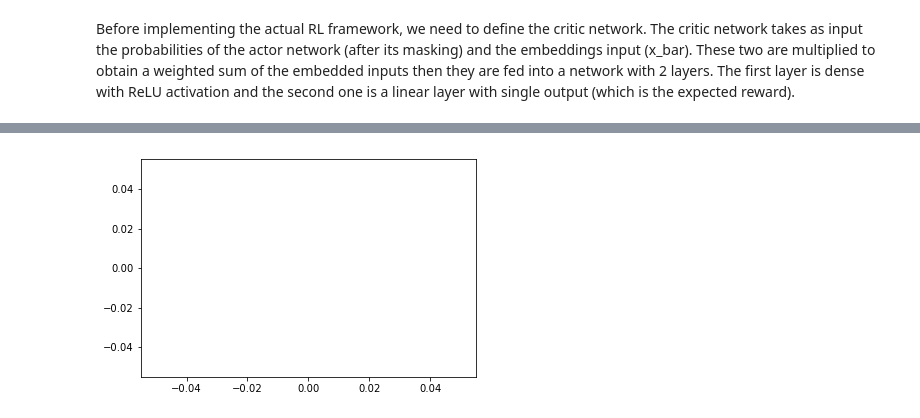
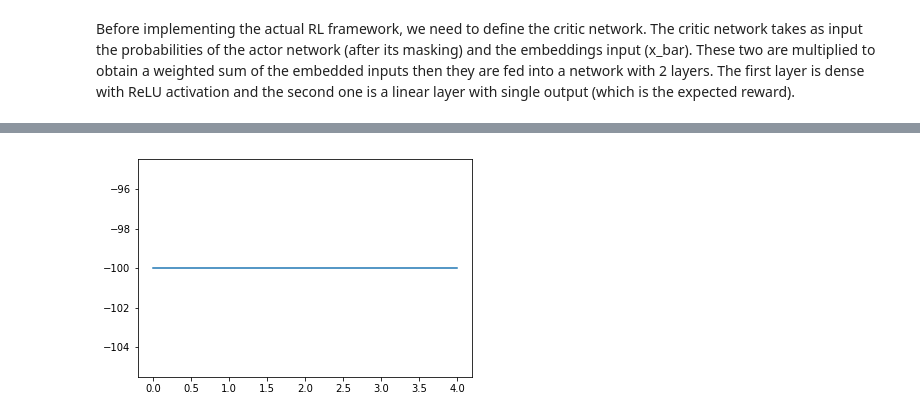
Before and after one commit to ReBiscottone/RL_Knapsack, a Jupyter notebook: RL for the Knapsack.ipynb, the cells around one changed output, grey strips where cells are left out. Saved outputs shown, nothing was run; the diff lists cells and outputs as text; code cells hidden in the pictures.

```diff
--- a/RL for the Knapsack.ipynb
+++ b/RL for the Knapsack.ipynb
@@ -245,25 +274,20 @@ class Critic(torch.nn.Module):
         self.FirstLayer = torch.nn.Linear(num_input_features, num_inbetween_features)
         self.SecondLayer = torch.nn.Linear(num_inbetween_features,  1)
 
-    def forward(self, x_bar, probabilities):
+    def forward(self, Average_x_bar):
 
-        # also this is to change (why it does not work if I assign the fucntion directly?)
+        # change this when you consider batch > 1
+        Average_x_bar = torch.squeeze(Average_x_bar)
         ReLU = torch.nn.ReLU()
-        i = 0
-        for x_bar_i in x_bar:
-            if i == 0:
-                weighted_sum = x_bar_i*probabilities[0]
-            else:
-                weighted_sum+= x_bar_i*probabilities[0]
-            i+=1
-        weighted_sum = weighted_sum.squeeze()
-        output = self.FirstLayer(weighted_sum)
+        #weighted_sum = weighted_sum.squeeze()
+        output = self.FirstLayer(Average_x_bar)
         output = ReLU(output)
         output = self.SecondLayer(output)
 
         return output
 # %%
 num_inbetween_features = 16
-Net_critic = Critic(num_embeddings, num_inbetween_features)
+num_objs = 10
+Net_critic = Critic(num_embeddings*(num_objs+1), num_inbetween_features)
 print('number of critic parameters: ', sum(p.numel() for p in Net_critic.parameters() if p.requires_grad))
 # %% [output]
@@ -273,17 +297,19 @@ print('CHANGE LAST_ITEM SUCH THAT IT ALSO EMBEDDS THE REMAINING AVAILABLE CAPACI
 print('change the mask such that it does not even feed old element to the Net')
 print('check again the probability thing.')
 print('I don\'t think it\'s the probability of the last action but the probability of the whole sequence')
+print('THERE IS A FUNCTION CALLED MASK. CHECK IT OUT')
+print('check clip value for negative values also')
+print('metti Xavier\'s inizializazione')
 
 # define for how many different instances it should run, their size and the number of epochs
 num_instances = 1
-num_objs = 10
-num_epoch = 100
+num_epoch = 1000
 
 # define the loss criterion
 criterion = torch.nn.MSELoss()
 # create your optimizers
-optimizer_actor = torch.optim.SGD(Net.parameters(), lr=0.001)
-optimizer_critic = torch.optim.SGD(Net_critic.parameters(), lr=0.001)
+optimizer_actor = torch.optim.SGD(Net.parameters(), lr=0.01)
+optimizer_critic = torch.optim.SGD(Net_critic.parameters(), lr=0.01)
 Rewards = []
 Loss_actor = []
 Loss_critic = []
@@ -293,28 +319,23 @@ clip_value = 2
 torch.nn.utils.clip_grad_value_(Net.parameters(), clip_value)
 torch.nn.utils.clip_grad_value_(Net_critic.parameters(), clip_value)
 
-
 for e_counter in range(num_epoch):
     for i_counter in range(num_instances):
         Objects = GenerateANewInstance(num_objs)
         ObjectsFeatures = torch.tensor([[obj.Prize, obj.Weight] for obj in Objects])
         last_item = Objects[-1]
         Chosen = []
+        Outputs = []
         total_reward = 0.0
         total_weight = 0
         total_steps = 0
-        while total_steps < num_objs + 1:
+        while total_steps < num_objs+1:
             total_steps += 1
             output, x_bar = Net(ObjectsFeatures,last_item)
-            if False:
-                # mask to not re-choose old element
-                for el in Chosen:
-                    output[Objects.index(el)]=0
-                # mask to not choose element with too much weight
-                for el in Objects:
-                    if el not in Chosen:
-                        if total_weight + el.Weight > 1:
-                            output[Objects.index(el)]=0
+            Outputs.append(output)
+            ###################
+            # MASK IS MISSING #
+            ###################
             # choose action
             action_index = torch.argmax(output)
             # perform action
@@ -323,22 +344,34 @@ for e_counter in range(num_epoch):
             Chosen.append(Objects[action_index])
             last_item = Objects[action_index]
             if total_weight > 1:
-                total_reward = -10
+                total_reward = -1
                 break
             if last_item.Prize == 0 and last_item.Weight == 0:
-                total_reward = 100
+                total_reward= -100
                 break
         Rewards.append(total_reward)
+        #print(Chosen[0].Prize)
+        #stop
+
 
     optimizer_actor.zero_grad()   # zero the gradient buffers
     optimizer_critic.zero_grad()  # zero the gradient buffers
-    # observe reward critic network
-    target = Net_critic(x_bar, output)
+    # compute input for critic network
+    Outputs = torch.stack((Outputs), dim=0)
+    OutputMeans = torch.mean(Outputs,0)
+    Averaged_x_bar = []
+    for i in range(len(x_bar)):
+        Averaged_x_bar.append(x_bar[i]*OutputMeans[i])
+    Averaged_x_bar = torch.cat((Averaged_x_bar), dim=0)
+    # compute target for critic network
+    target = Net_critic(Averaged_x_bar)
+    target_tensor = torch.tensor([total_reward], dtype=torch.float32)
+    target_tensor.requires_grad = True # I don t understand why this has to be put to true
     # loss critic
-    loss_critic = criterion(-torch.tensor(total_reward), target)
+    loss_critic = criterion(target, target_tensor)
     loss_critic = loss_critic/num_instances
+    loss_critic.backward(retain_graph=True)
     Loss_critic.append(loss_critic.tolist())
-    loss_critic.backward(retain_graph=True)
     # loss actor
     loss_actor = (torch.tensor(total_reward) - target)*torch.log(output)
     loss_actor = loss_actor.mean()
@@ -347,25 +380,23 @@ for e_counter in range(num_epoch):
     loss_actor.backward()
     optimizer_critic.step()    # Does the update
     optimizer_actor.step()    # Does the update
-
-    if e_counter % 100 == 0:
-        print('iteration number ', e_counter)
+    #print('iteration number ', e_counter)
 
 R = []
 A = []
 C = []
 for i in range(len(Rewards)):
-    if Rewards.index(Rewards[i])%10 == 0:
+    if Rewards.index(Rewards[i]) == 0:
         R.append(Rewards[i])
         A.append(Loss_actor[i])
         C.append(Loss_critic[i])
-#plt.figure()
-#plt.plot(R)
-#plt.figure()
-#plt.plot(A)
-#plt.figure()
+plt.figure()
+plt.plot(R)
+plt.figure()
+plt.plot(A)
+plt.figure()
 plt.plot(C)
-print(C)
+print(R)
 # %% [output]
 CHANGE LAST_ITEM SUCH THAT IT ALSO EMBEDDS THE REMAINING AVAILABLE CAPACITY
 change the mask such that it does not even feed old element to the Net
@@ -376 +409 @@ I don't think it's the probability of the last action but the probability of the
-[figure, old version]
+[figure, new version]
```
Also changed, not shown: parts of 7 cells of this notebook.
